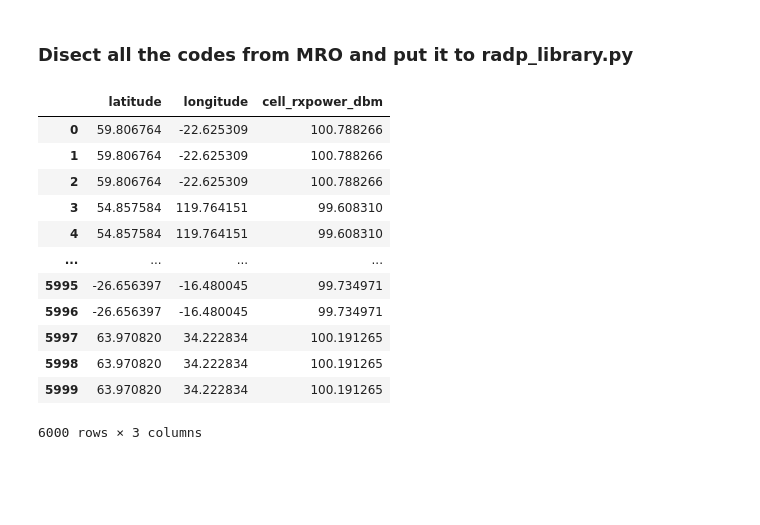
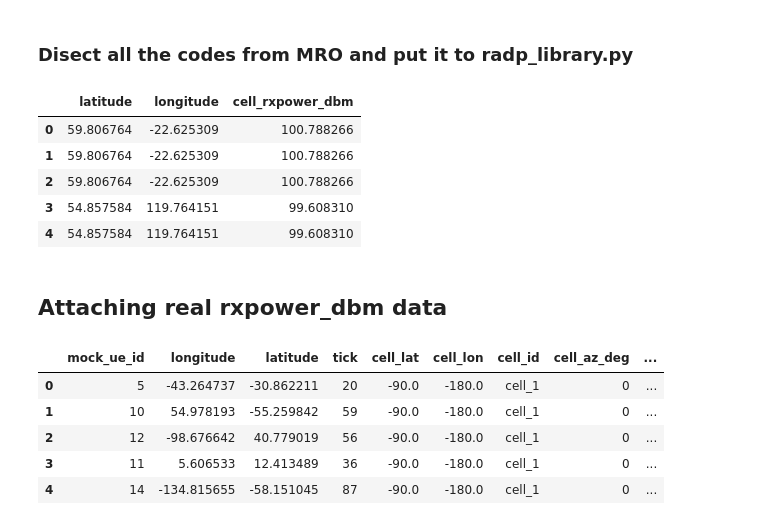
Before and after one commit to tanzim10/maveric, a Jupyter notebook: notebooks/mro_test.ipynb, the cells around one changed output. Drawn from its saved outputs; the diff is of its cells as text; code cells hidden in the pictures; blank space fills up the shorter version.

Commit message:
Debugging Tanzim's workflow

```diff
--- a/notebooks/mro_test.ipynb
+++ b/notebooks/mro_test.ipynb
@@ -427,17 +437,12 @@ bayesian_digital_twins = {}
 # %%
-update_data = pd.read_csv('/Users/tanzimfarhan/Downloads/combined_data_dump.csv')
-update_data
+update_data = pd.read_csv('data/sim_data/combined_data_dump.csv')
+update_data.head()
 # %% [output]
 |  | latitude | longitude | cell_rxpower_dbm |
 | 0 | 59.806764 | -22.625309 | 100.788266 |
 | 1 | 59.806764 | -22.625309 | 100.788266 |
 | 2 | 59.806764 | -22.625309 | 100.788266 |
 | 3 | 54.857584 | 119.764151 | 99.608310 |
 | 4 | 54.857584 | 119.764151 | 99.608310 |
-| ... | ... | ... | ... |
-| 5995 | -26.656397 | -16.480045 | 99.734971 |
-| 5996 | -26.656397 | -16.480045 | 99.734971 |
-| 5997 | 63.970820 | 34.222834 | 100.191265 |
-| 5998 | 63.970820 | 34.222834 | 100.191265 |
-| 5999 | 63.970820 | 34.222834 | 100.191265 |
-6000 rows × 3 columns
+# %% [markdown]
+## Attaching real **rxpower_dbm** data
@@ -443,0 +464,10 @@ update_data
+# %%
+real_rxdmb_data = pd.read_csv('data/sim_data/cell_rxpwr_debug.csv')
+real_rxdmb_data.head()
+# %% [output]
+|  | mock_ue_id | longitude | latitude | tick | cell_lat | cell_lon | cell_id | cell_az_deg | ... |
+| 0 | 5 | -43.264737 | -30.862211 | 20 | -90.0 | -180.0 | cell_1 | 0 | ... |
+| 1 | 10 | 54.978193 | -55.259842 | 59 | -90.0 | -180.0 | cell_1 | 0 | ... |
+| 2 | 12 | -98.676642 | 40.779019 | 56 | -90.0 | -180.0 | cell_1 | 0 | ... |
+| 3 | 11 | 5.606533 | 12.413489 | 36 | -90.0 | -180.0 | cell_1 | 0 | ... |
+| 4 | 14 | -134.815655 | -58.151045 | 87 | -90.0 | -180.0 | cell_1 | 0 | ... |
```
Also changed, not shown: parts of 19 cells of this notebook.
